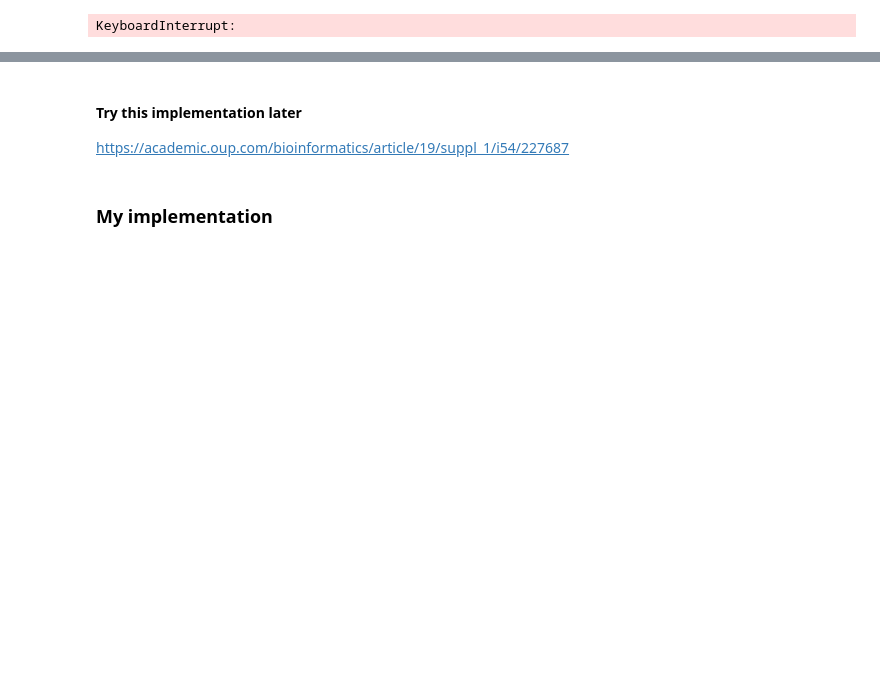
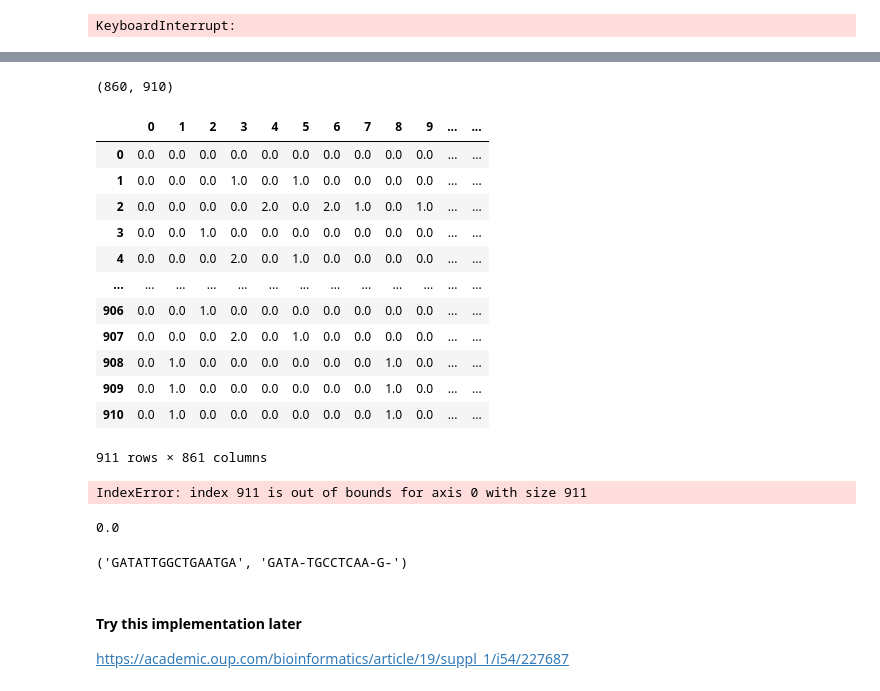
Before and after one commit to rodriguezmDNA/bioinformaticsAlgorithms, a Jupyter notebook: GlocalAlignment.ipynb, the cells around one changed output, grey strips where cells are left out. Drawn from its saved outputs; the diff is of its cells as text; code cells hidden in the pictures; blank space fills up the shorter version.

```diff
--- a/GlocalAlignment.ipynb
+++ b/GlocalAlignment.ipynb
@@ -353,0 +348,3 @@ vizScoringMat(y,x,smLocal)
+# %%
+%time
+smLocal,maxScore = scoringMatrix_local(x,y,subMat,indel)
@@ -354,6 +362,37 @@ vizScoringMat(y,x,smLocal)
+# %%
+len(x),len(y)
+# %% [output]
+(860, 910)
+# %%
+pd.DataFrame(smLocal)
+# %% [output]
+|  | 0 | 1 | 2 | 3 | 4 | 5 | 6 | 7 | 8 | 9 | ... | ... |
+| 0 | 0.0 | 0.0 | 0.0 | 0.0 | 0.0 | 0.0 | 0.0 | 0.0 | 0.0 | 0.0 | ... | ... |
+| 1 | 0.0 | 0.0 | 0.0 | 1.0 | 0.0 | 1.0 | 0.0 | 0.0 | 0.0 | 0.0 | ... | ... |
+| 2 | 0.0 | 0.0 | 0.0 | 0.0 | 2.0 | 0.0 | 2.0 | 1.0 | 0.0 | 1.0 | ... | ... |
+| 3 | 0.0 | 0.0 | 1.0 | 0.0 | 0.0 | 0.0 | 0.0 | 0.0 | 0.0 | 0.0 | ... | ... |
+| 4 | 0.0 | 0.0 | 0.0 | 2.0 | 0.0 | 1.0 | 0.0 | 0.0 | 0.0 | 0.0 | ... | ... |
+| ... | ... | ... | ... | ... | ... | ... | ... | ... | ... | ... | ... | ... |
+| 906 | 0.0 | 0.0 | 1.0 | 0.0 | 0.0 | 0.0 | 0.0 | 0.0 | 0.0 | 0.0 | ... | ... |
+| 907 | 0.0 | 0.0 | 0.0 | 2.0 | 0.0 | 1.0 | 0.0 | 0.0 | 0.0 | 0.0 | ... | ... |
+| 908 | 0.0 | 1.0 | 0.0 | 0.0 | 0.0 | 0.0 | 0.0 | 0.0 | 1.0 | 0.0 | ... | ... |
+| 909 | 0.0 | 1.0 | 0.0 | 0.0 | 0.0 | 0.0 | 0.0 | 0.0 | 1.0 | 0.0 | ... | ... |
+| 910 | 0.0 | 1.0 | 0.0 | 0.0 | 0.0 | 0.0 | 0.0 | 0.0 | 1.0 | 0.0 | ... | ... |
+911 rows × 861 columns
+# %%
+[_ for _,i in enumerate(smLocal[911,:]) if i == 13]
+# %% [output]
+IndexError: index 911 is out of bounds for axis 0 with size 911
+# %%
+fixScore = tuple([_ + 1 for _ in maxScore])
+smLocal[maxScore]
+# %% [output]
+0.0
+# %%
+backtrack_local(x,y,smLocal,(233,860))
+# %% [output]
+('GATATTGGCTGAATGA', 'GATA-TGCCTCAA-G-')
 # %% [markdown]
 #### Try this implementation later
 
 https://academic.oup.com/bioinformatics/article/19/suppl_1/i54/227687
-# %% [markdown]
-### My implementation
```
Also changed, not shown: parts of 14 cells of this notebook.
